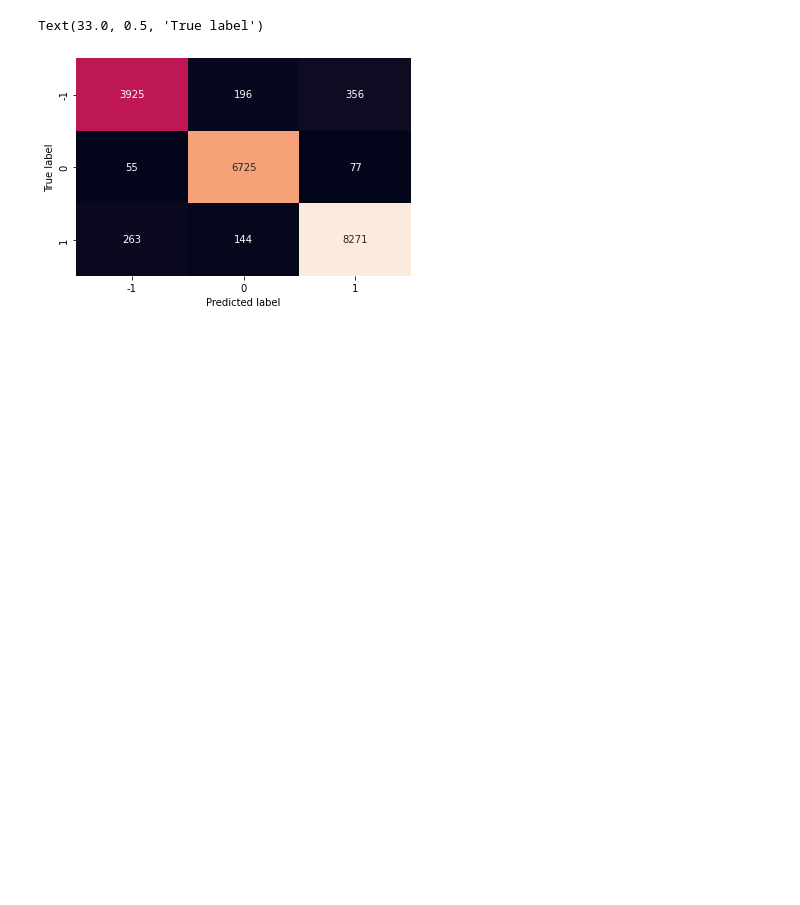
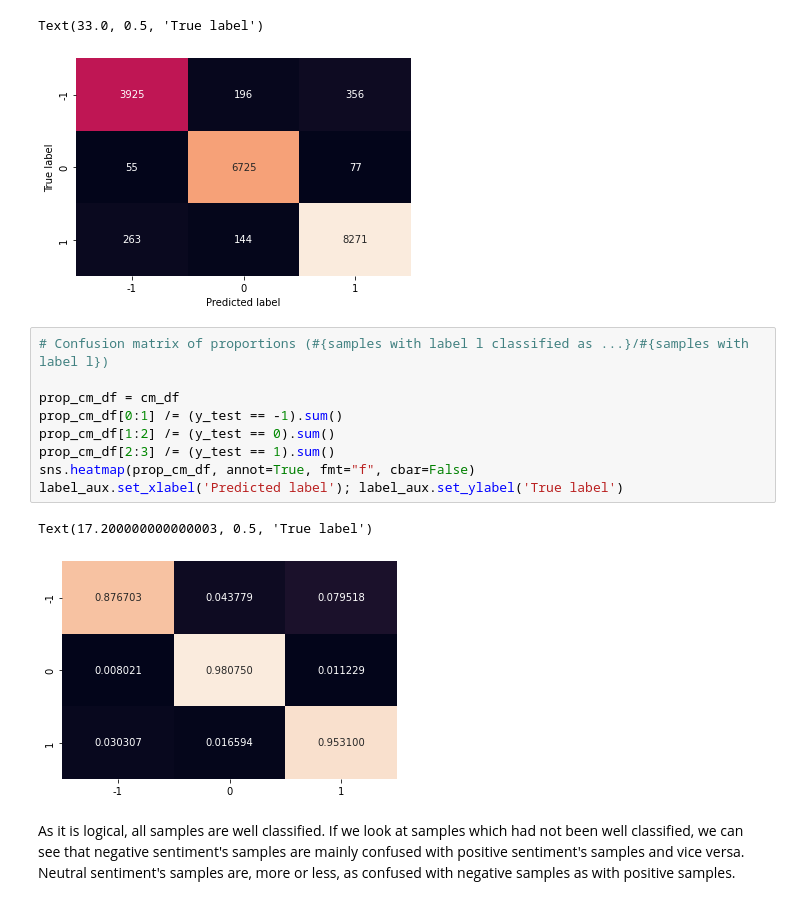
Before and after one commit to SergiCSim/Cas-Kaggle, a Jupyter notebook: Cas_kaggle.ipynb, the cells around one changed output. Saved outputs shown, nothing was run; the diff lists cells and outputs as text; blank space fills up the shorter version.

```diff
--- a/Cas_kaggle.ipynb
+++ b/Cas_kaggle.ipynb
@@ -708,3 +708,17 @@ label_aux.set_xlabel('Predicted label'); label_aux.set_ylabel('True label')
 # %% [output]
 Text(33.0, 0.5, 'True label')
 [figure]
+# %%
+# Confusion matrix of proportions (#{samples with label l classified as ...}/#{samples with label l})
+
+prop_cm_df = cm_df
+prop_cm_df[0:1] /= (y_test == -1).sum()
+prop_cm_df[1:2] /= (y_test == 0).sum()
+prop_cm_df[2:3] /= (y_test == 1).sum()
+sns.heatmap(prop_cm_df, annot=True, fmt="f", cbar=False)
+label_aux.set_xlabel('Predicted label'); label_aux.set_ylabel('True label')
+# %% [output]
+Text(17.200000000000003, 0.5, 'True label')
+[figure, added]
+# %% [markdown]
+As it is logical, all samples are well classified. If we look at samples which had not been well classified, we can see that negative sentiment's samples are mainly confused with positive sentiment's samples and vice versa. Neutral sentiment's samples are, more or less, as confused with negative samples as with positive samples.
```
